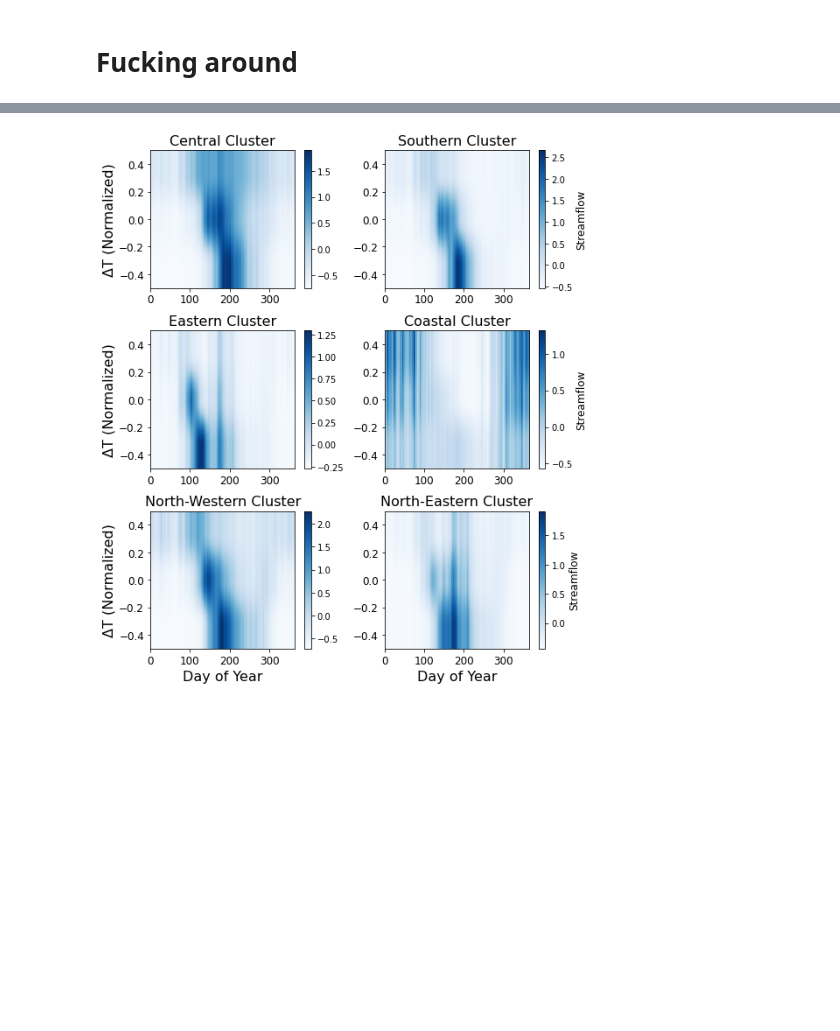
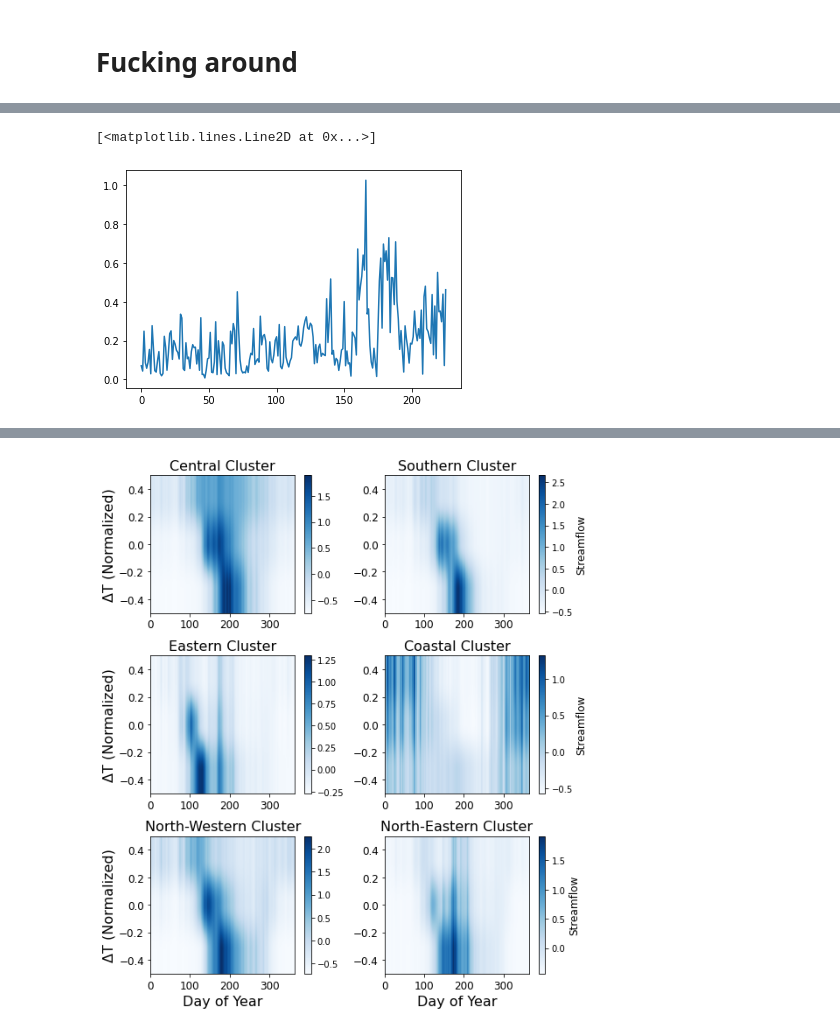
Before and after one commit to andersonsam/cnn_lstm_era, a Jupyter notebook: main_publish.ipynb, the cells around one changed output, grey strips where cells are left out. Cells and saved outputs as stored; diff of their text form; code cells hidden in the pictures; blank space fills up the shorter version.

```diff
--- a/main_publish.ipynb
+++ b/main_publish.ipynb
@@ -3148,6 +3153,8 @@ dT = 0.2
 heat_increments = np.arange(0.5,-0.5-dT,-dT)
 
 y_test_warmcold_clusters = np.zeros((n_clusters_seasonal, len(heat_increments), 365))
+y_test_warmcold_all = np.zeros((len(heat_increments), Ntest, len(stationInds))) #run x station x increment x days
+
 
 for cluster in range(n_clusters_seasonal):
 
@@ -3172,6 +3179,8 @@ for cluster in range(n_clusters_seasonal):
     del x_test_warmcold, model
 
   y_test_warmcold_cluster = np.mean(y_test_warmcold, axis = -1)
+  for ii, station in enumerate(inds):
+    y_test_warmcold_all[:,:,station] = y_test_warmcold[:,:,ii]
 
   yy = np.zeros((len(heat_increments),365))
   for kk in range(int(np.round(Ntest/365))):
@@ -3187,0 +3209,9 @@ for cluster in range(n_clusters_seasonal):
+# %%
+F_test_warmcold_all = Fstd*y_test_warmcold_all + Fmean
+total_water = np.sum(F_test_warmcold_all[:,274:-90], axis = 1)
+# %%
+cov = np.std(total_water, axis = 0) / np.mean(total_water, axis = 0)
+plt.plot(cov)
+# %% [output]
+[<matplotlib.lines.Line2D at 0x...>]
+[figure, added]
```
Also changed, not shown: parts of 9 cells of this notebook.
